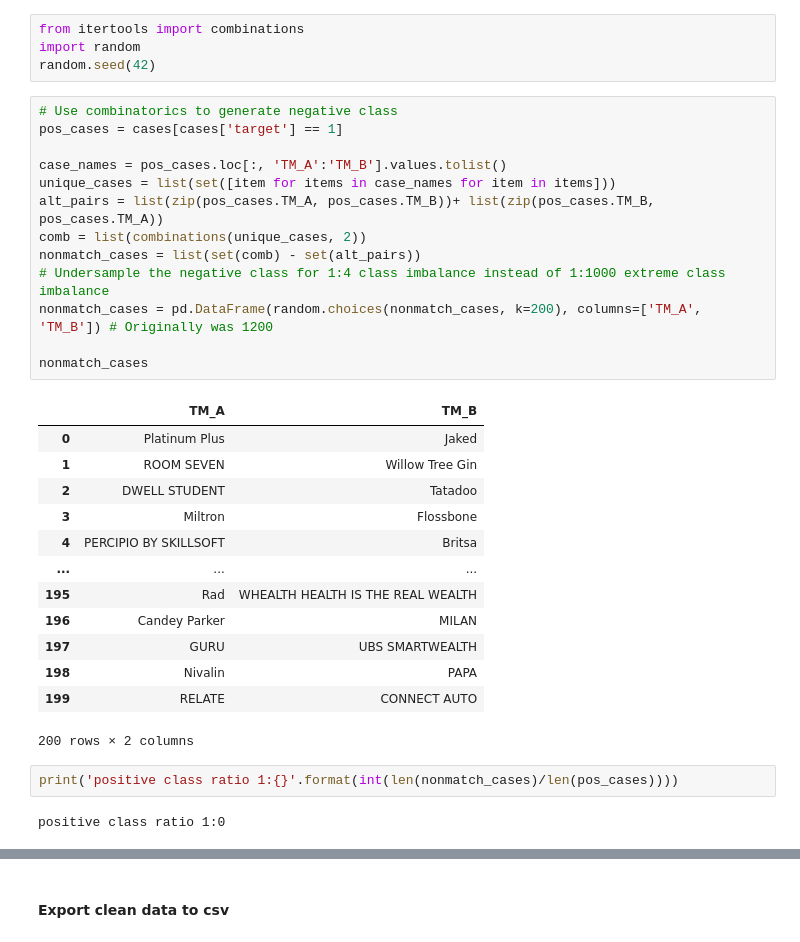
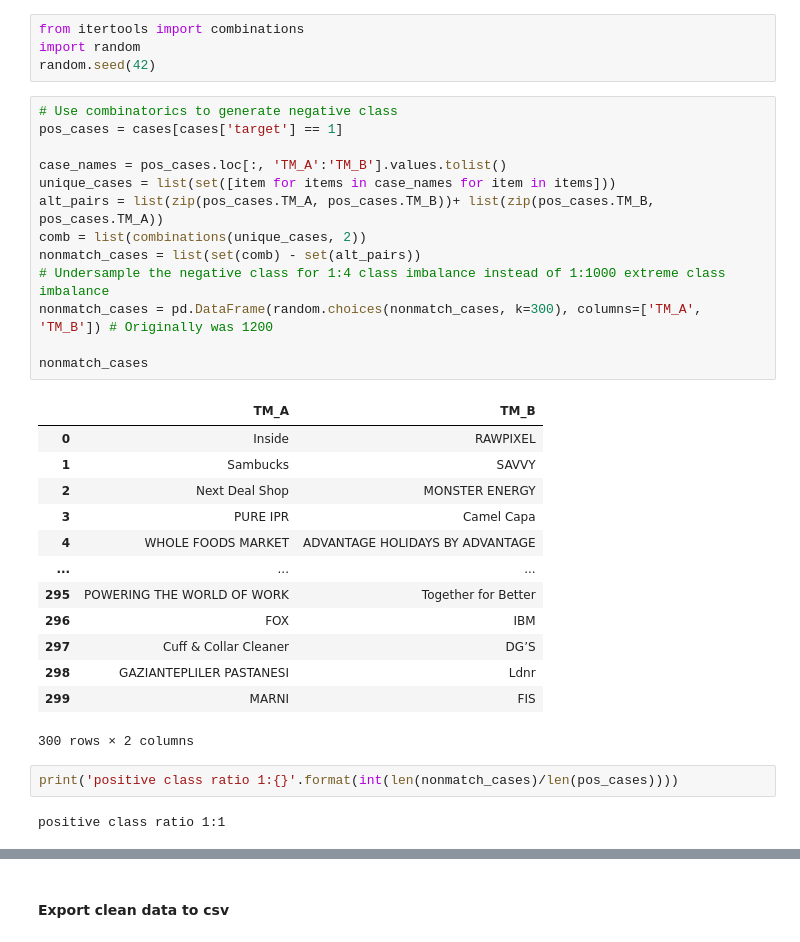
Before and after one commit to nguyens7/InfringeMark, a Jupyter notebook: 01_Modeling.ipynb, the cells around one changed output, grey strips where cells are left out. Drawn from its saved outputs; the diff is of its cells as text.

```diff
--- a/01_Modeling.ipynb
+++ b/01_Modeling.ipynb
@@ -162,34 +139,34 @@ random.seed(42)
 # %%
 # Use combinatorics to generate negative class
 pos_cases = cases[cases['target'] == 1]
 
 case_names = pos_cases.loc[:, 'TM_A':'TM_B'].values.tolist()
 unique_cases = list(set([item for items in case_names for item in items]))
 alt_pairs = list(zip(pos_cases.TM_A, pos_cases.TM_B))+ list(zip(pos_cases.TM_B, pos_cases.TM_A))
 comb = list(combinations(unique_cases, 2))
 nonmatch_cases = list(set(comb) - set(alt_pairs))
 # Undersample the negative class for 1:4 class imbalance instead of 1:1000 extreme class imbalance
-nonmatch_cases = pd.DataFrame(random.choices(nonmatch_cases, k=200), columns=['TM_A', 'TM_B']) # Originally was 1200
+nonmatch_cases = pd.DataFrame(random.choices(nonmatch_cases, k=300), columns=['TM_A', 'TM_B']) # Originally was 1200
 
 nonmatch_cases
 # %% [output]
 |  | TM_A | TM_B |
-| 0 | Platinum Plus | Jaked |
-| 1 | ROOM SEVEN | Willow Tree Gin |
-| 2 | DWELL STUDENT | Tatadoo |
-| 3 | Miltron | Flossbone |
-| 4 | PERCIPIO BY SKILLSOFT | Britsa |
+| 0 | Inside | RAWPIXEL |
+| 1 | Sambucks | SAVVY |
+| 2 | Next Deal Shop | MONSTER ENERGY |
+| 3 | PURE IPR | Camel Capa |
+| 4 | WHOLE FOODS MARKET | ADVANTAGE HOLIDAYS BY ADVANTAGE |
 | ... | ... | ... |
-| 195 | Rad | WHEALTH HEALTH IS THE REAL WEALTH |
-| 196 | Candey Parker | MILAN |
-| 197 | GURU | UBS SMARTWEALTH |
-| 198 | Nivalin | PAPA |
-| 199 | RELATE | CONNECT AUTO |
+| 295 | POWERING THE WORLD OF WORK | Together for Better |
+| 296 | FOX | IBM |
+| 297 | Cuff & Collar Cleaner | DG’S |
+| 298 | GAZIANTEPLILER PASTANESI | Ldnr |
+| 299 | MARNI | FIS |
-200 rows × 2 columns
+300 rows × 2 columns
 # %%
 print('positive class ratio 1:{}'.format(int(len(nonmatch_cases)/len(pos_cases))))
 # %% [output]
-positive class ratio 1:0
+positive class ratio 1:1
 # %%
 nonmatch_cases.sample(20)
 # %% [output]
```
Also changed, not shown: parts of 20 cells of this notebook, 1 other file.
